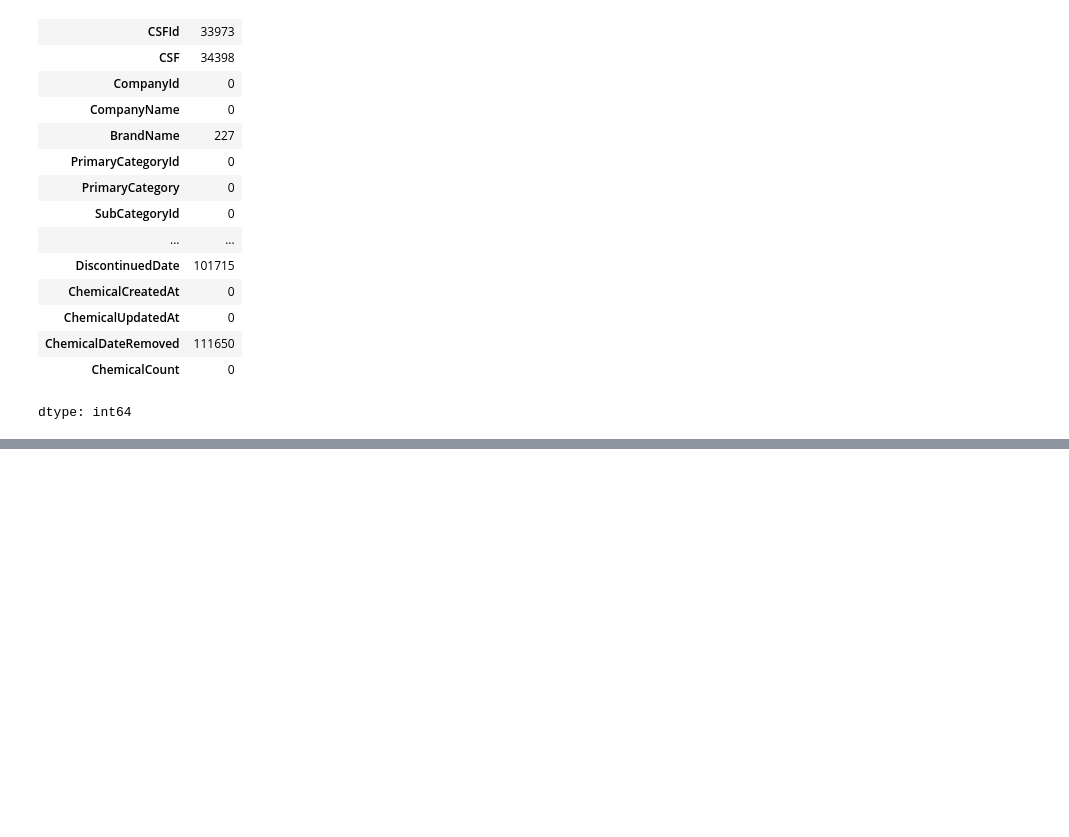
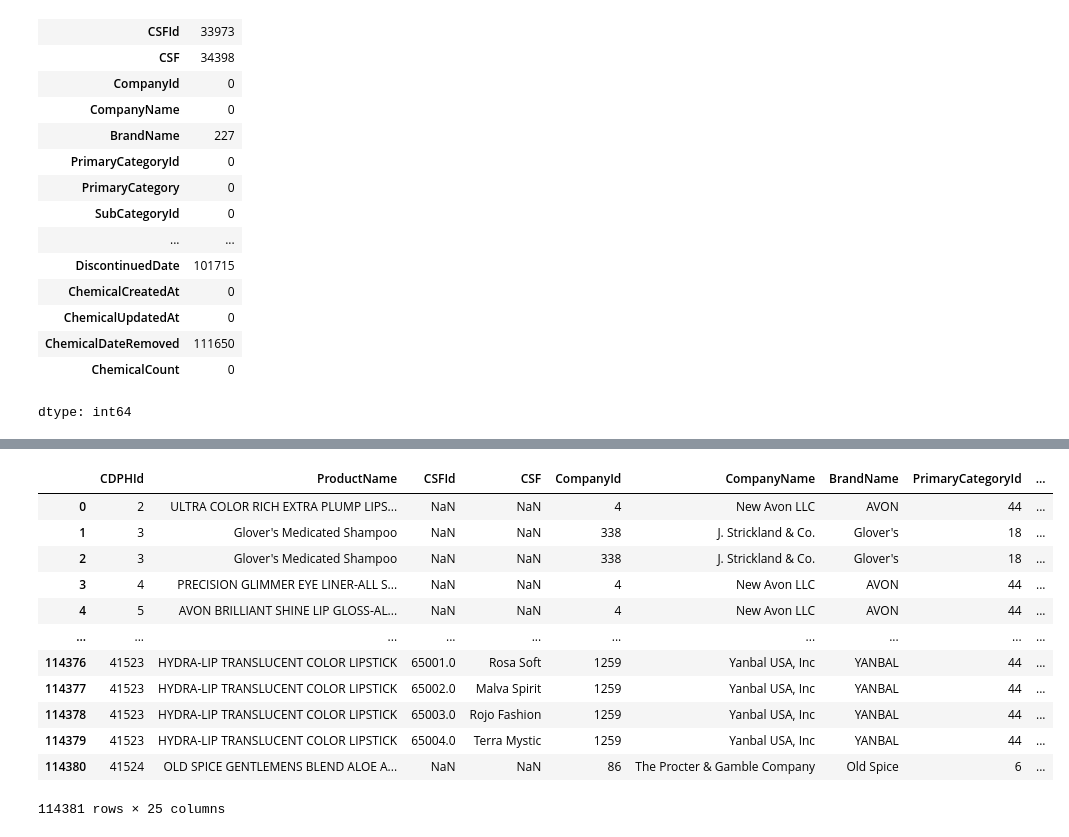
Before and after one commit to jashwanthikaa/Chemicals-in-Cosmetics, a Jupyter notebook: Chemicals_in_Cosmetics.ipynb, the cells around one changed output, grey strips where cells are left out. Drawn from its saved outputs; the diff is of its cells as text; code cells hidden in the pictures; blank space fills up the shorter version.

Commit message:
Commit for Data Cleaning and Transformation "Implemented data cleaning with missing value handling, dataset merging, and duplicate removal."

```diff
--- a/Chemicals_in_Cosmetics.ipynb
+++ b/Chemicals_in_Cosmetics.ipynb
@@ -123,0 +170,8 @@ dtype: int64
+# %%
+# Add chemical count per category
+chemical_count_per_category = merged_data.groupby('PrimaryCategory')['ChemicalName'].count().reset_index()
+chemical_count_per_category.rename(columns={'ChemicalName': 'ChemicalCount'}, inplace=True)
+merged_data = pd.merge(merged_data, chemical_count_per_category, how='left', on='PrimaryCategory')
+
+# Display the first few rows
+merged_data.head()
@@ -123,0 +186,22 @@ dtype: int64
+# %%
+# Save the Cleaned Data
+cleaned_data = remove_duplicates(merged_data)
+
+cleaned_data.to_csv('cleaned_chemicals_data.csv', index=False)
+chemcos = pd.read_csv('/content/cleaned_chemicals_data.csv')
+
+chemcos
+# %% [output]
+|  | CDPHId | ProductName | CSFId | CSF | CompanyId | CompanyName | BrandName | PrimaryCategoryId | ... |
+| 0 | 2 | ULTRA COLOR RICH EXTRA PLUMP LIPS... | NaN | NaN | 4 | New Avon LLC | AVON | 44 | ... |
+| 1 | 3 | Glover's Medicated Shampoo | NaN | NaN | 338 | J. Strickland & Co. | Glover's | 18 | ... |
+| 2 | 3 | Glover's Medicated Shampoo | NaN | NaN | 338 | J. Strickland & Co. | Glover's | 18 | ... |
+| 3 | 4 | PRECISION GLIMMER EYE LINER-ALL S... | NaN | NaN | 4 | New Avon LLC | AVON | 44 | ... |
+| 4 | 5 | AVON BRILLIANT SHINE LIP GLOSS-AL... | NaN | NaN | 4 | New Avon LLC | AVON | 44 | ... |
+| ... | ... | ... | ... | ... | ... | ... | ... | ... | ... |
+| 114376 | 41523 | HYDRA-LIP TRANSLUCENT COLOR LIPSTICK | 65001.0 | Rosa Soft | 1259 | Yanbal USA, Inc | YANBAL | 44 | ... |
+| 114377 | 41523 | HYDRA-LIP TRANSLUCENT COLOR LIPSTICK | 65002.0 | Malva Spirit | 1259 | Yanbal USA, Inc | YANBAL | 44 | ... |
+| 114378 | 41523 | HYDRA-LIP TRANSLUCENT COLOR LIPSTICK | 65003.0 | Rojo Fashion | 1259 | Yanbal USA, Inc | YANBAL | 44 | ... |
+| 114379 | 41523 | HYDRA-LIP TRANSLUCENT COLOR LIPSTICK | 65004.0 | Terra Mystic | 1259 | Yanbal USA, Inc | YANBAL | 44 | ... |
+| 114380 | 41524 | OLD SPICE GENTLEMENS BLEND ALOE A... | NaN | NaN | 86 | The Procter & Gamble Company | Old Spice | 6 | ... |
+114381 rows × 25 columns
```
Also changed, not shown: parts of 2 cells of this notebook.
